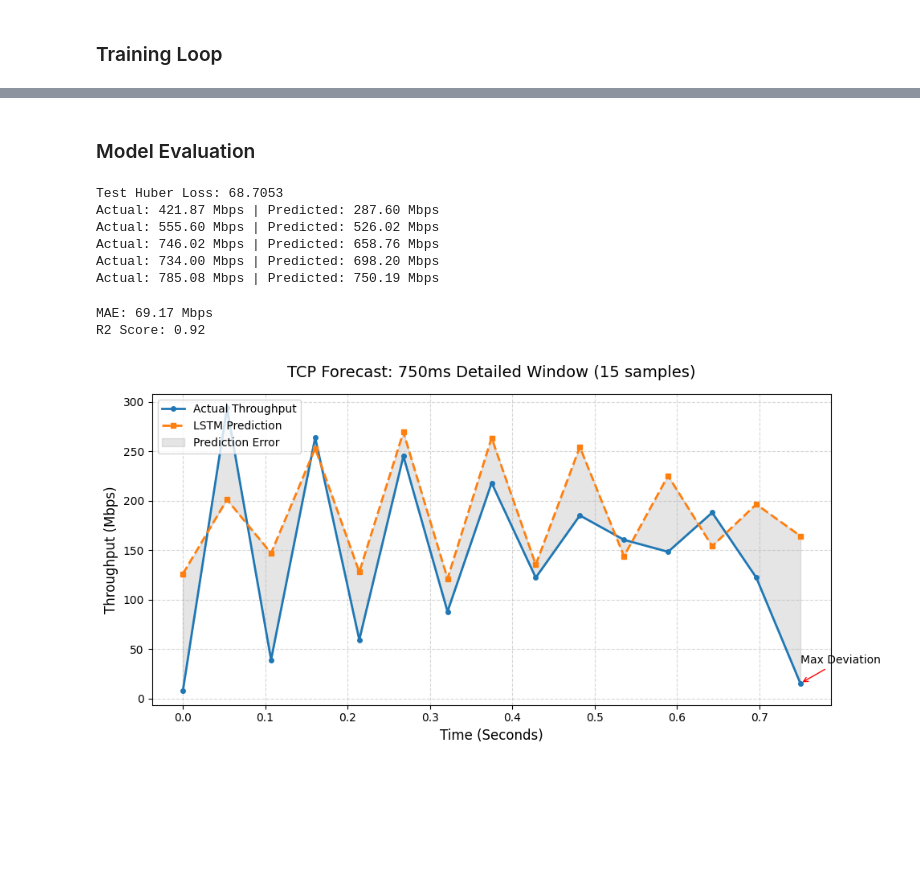
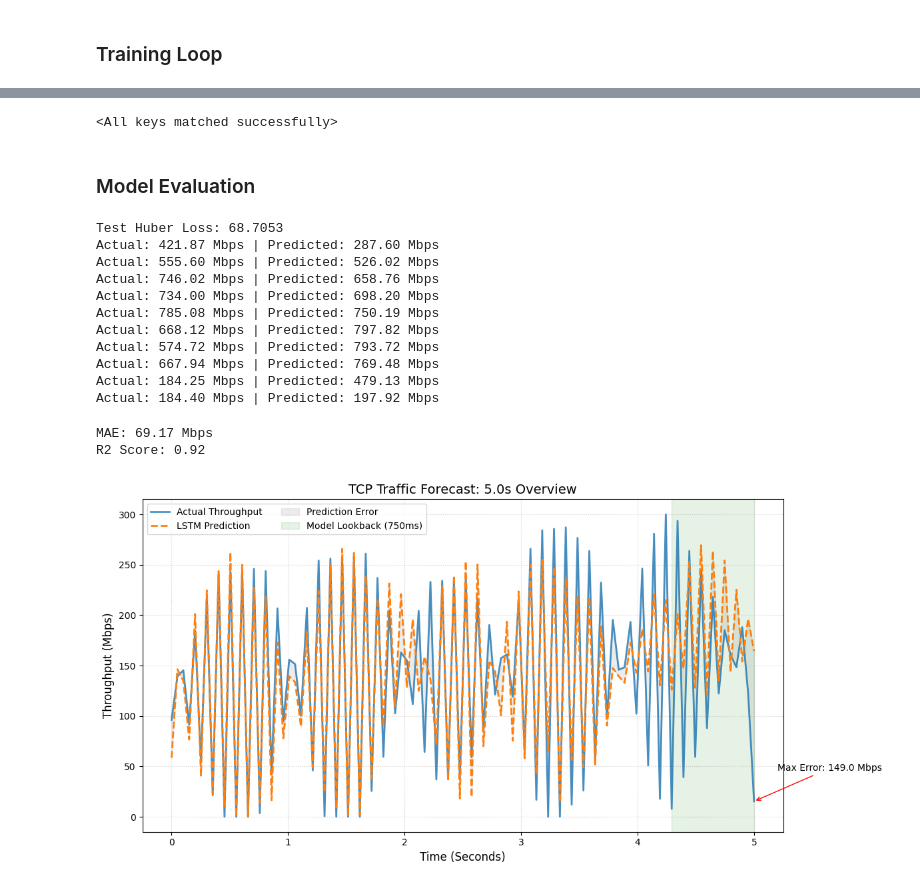
Before and after one commit to Tayebwa-ian/Real_Time_TCP_traffic_Forecasting, a Jupyter notebook: src/training.ipynb, the cells around one changed output, grey strips where cells are left out. Drawn from its saved outputs; the diff is of its cells as text; code cells hidden in the pictures; blank space fills up the shorter version.

```diff
--- a/src/training.ipynb
+++ b/src/training.ipynb
@@ -158,3 +156,10 @@ torch.save(model, 'model_files/model_architecture.pt')
+# %%
+# Load the .pth file
+model_path = "model_files/tcp_forecast_model.pth"
+state_dict = torch.load(model_path, map_location=torch.device('cpu'), weights_only=True)
+model.load_state_dict(state_dict)
+# %% [output]
+<All keys matched successfully>
 # %% [markdown]
 ### Model Evaluation
 # %%
@@ -171,7 +176,7 @@ with torch.no_grad():
 print(f"Test Huber Loss: {test_loss.item():.4f}")
 
 # Sample Comparison
-for i in range(5):
+for i in range(10):
     print(f"Actual: {y_test[i]:.2f} Mbps | Predicted: {predictions[i].item():.2f} Mbps")
 # %% [output]
 Test Huber Loss: 68.7053
@@ -180,6 +185,11 @@ Actual: 555.60 Mbps | Predicted: 526.02 Mbps
 Actual: 746.02 Mbps | Predicted: 658.76 Mbps
 Actual: 734.00 Mbps | Predicted: 698.20 Mbps
 Actual: 785.08 Mbps | Predicted: 750.19 Mbps
+Actual: 668.12 Mbps | Predicted: 797.82 Mbps
+Actual: 574.72 Mbps | Predicted: 793.72 Mbps
+Actual: 667.94 Mbps | Predicted: 769.48 Mbps
+Actual: 184.25 Mbps | Predicted: 479.13 Mbps
+Actual: 184.40 Mbps | Predicted: 197.92 Mbps
 # %%
 mae = mean_absolute_error(y_test_rescaled, y_pred_rescaled)
 r2 = r2_score(y_test_rescaled, y_pred_rescaled)
@@ -190,53 +200,60 @@ print(f"R2 Score: {r2:.2f}")
 MAE: 69.17 Mbps
 R2 Score: 0.92
 # %%
-# --- DYNAMIC CONFIGURATION ---
+import matplotlib.pyplot as plt
+import numpy as np
+
+# --- CONFIGURATION ---
 MS_PER_POINT = 50
 LOOKBACK_MS = 750
-# Calculate how many points represent 750ms
-num_points = LOOKBACK_MS // MS_PER_POINT
+DISPLAY_MS = 5000  # Show 5 seconds instead of just 0.75s
 
-# Slice the last 15 points
-actual = y_test_rescaled[-num_points:]
-predicted = y_pred_rescaled[-num_points:]
+# Calculate points
+lookback_points = LOOKBACK_MS // MS_PER_POINT  # 15 points
+display_points = DISPLAY_MS // MS_PER_POINT    # 100 points
 
-# Generate the time axis in seconds (0 to 0.75s)
-time_axis = np.linspace(0, LOOKBACK_MS / 1000, num_points)
+# Slice the data for the display window
+actual = y_test_rescaled[-display_points:]
+predicted = y_pred_rescaled[-display_points:]
 
-plt.figure(figsize=(10, 5), dpi=100)
+# Time axis in seconds (0 to 5.0s)
+time_axis = np.linspace(0, DISPLAY_MS / 1000, display_points)
 
-# Plotting Lines
+plt.figure(figsize=(12, 6), dpi=100)
+
+# 1. Plotting the full display range
 plt.plot(time_axis, actual, label='Actual Throughput',
-         color='#1f77b4', marker='o', markersize=4, linewidth=2)
+         color='#1f77b4', linewidth=2, alpha=0.8)
 plt.plot(time_axis, predicted, label='LSTM Prediction',
-         color='#ff7f0e', linestyle='--', marker='s', markersize=4, linewidth=2)
+         color='#ff7f0e', linestyle='--', linewidth=2)
 
-# Shaded Error Area
-# This visually represents the "Loss" at every point in time
-plt.fill_between(time_axis, actual, predicted, color='gray', alpha=0.2, label='Prediction Error')
+# 2. Shaded Error Area for the whole range
+plt.fill_between(time_axis, actual, predicted, color='gray', alpha=0.15, label='Prediction Error')
 
-# Adding descriptive labels and title
-plt.title(f"TCP Forecast: 750ms Detailed Window ({num_points} samples)", fontsize=14, pad=15)
+# 3. NEW: Highlight the "Memory" Window
+# This shows the 750ms context the model uses for the final prediction point
+plt.axvspan(time_axis[-lookback_points], time_axis[-1],
+            color='green', alpha=0.1, label='Model Lookback (750ms)')
+
+# Labels and Title
+plt.title(f"TCP Traffic Forecast: {DISPLAY_MS/1000}s Overview", fontsize=14)
 plt.xlabel("Time (Seconds)", fontsize=12)
 plt.ylabel("Throughput (Mbps)", fontsize=12)
 
-# Customizing the visual layout
-plt.grid(True, linestyle='--', alpha=0.5)
-plt.legend(loc='upper left', frameon=True)
-
-# Dynamic Annotation
-# We point to the largest gap in this 750ms window
+# 4. Dynamic Annotation for the entire view
 error = np.abs(actual - predicted)
 max_err_idx = np.argmax(error)
-plt.annotate('Max Deviation',
+plt.annotate(f'Max Error: {error[max_err_idx]:.1f} Mbps',
              xy=(time_axis[max_err_idx], actual[max_err_idx]),
-             xytext=(time_axis[max_err_idx], actual[max_err_idx] + 20),
-             arrowprops=dict(arrowstyle='->', connectionstyle='arc3', color='red'))
+             xytext=(time_axis[max_err_idx] + 0.2, actual[max_err_idx] + 30),
+             arrowprops=dict(arrowstyle='->', color='red'))
 
+plt.grid(True, linestyle=':', alpha=0.6)
+plt.legend(loc='upper left', frameon=True, ncol=2)
 plt.tight_layout()
 plt.show()
 # %% [output]
-[figure, old version]
+[figure, new version]
 # %%
 # AUC for 'Congestion Event' Detection
 # We define a crash as throughput dropping below 20 Mbps
```
Also changed, not shown: parts of 6 cells of this notebook, 8 other files.
